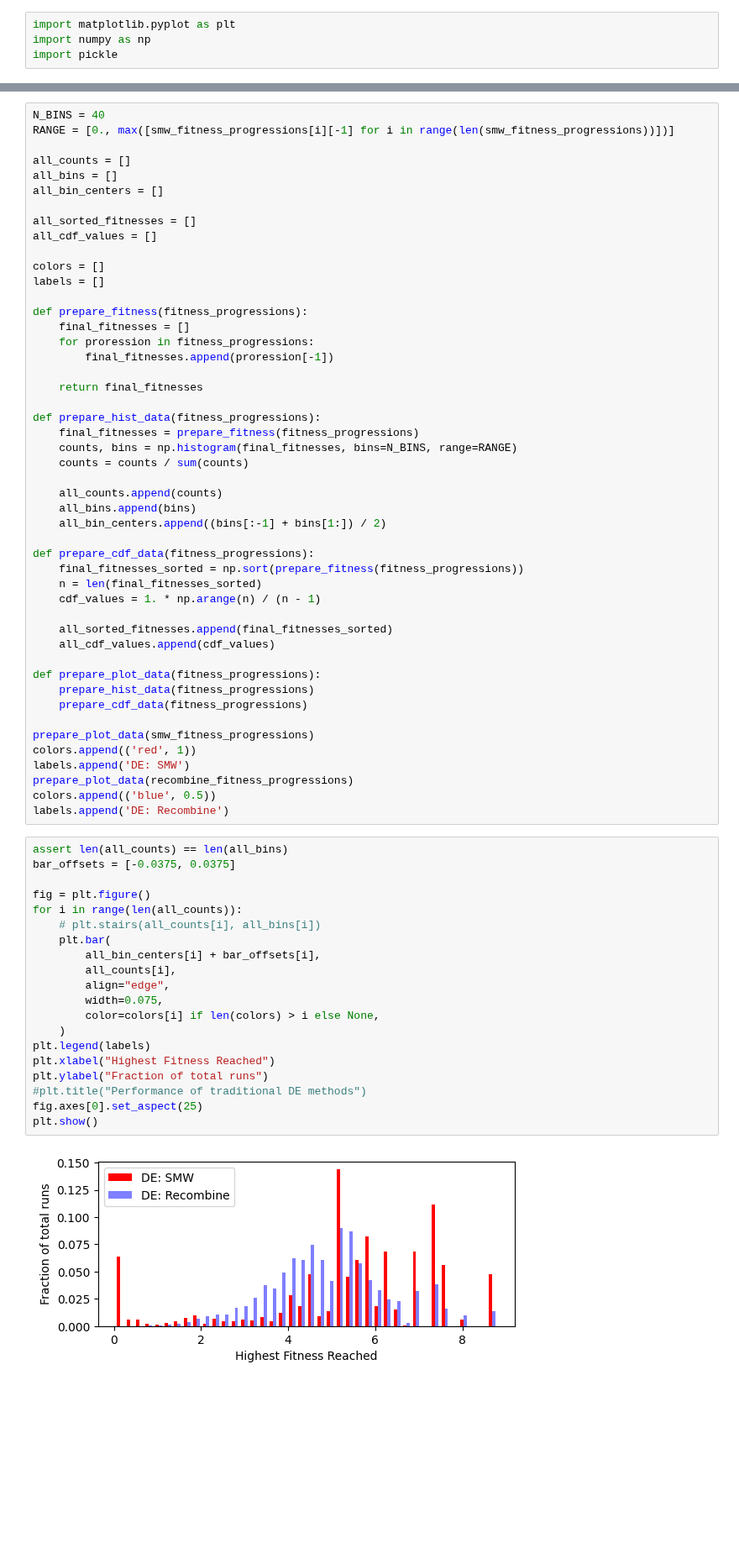
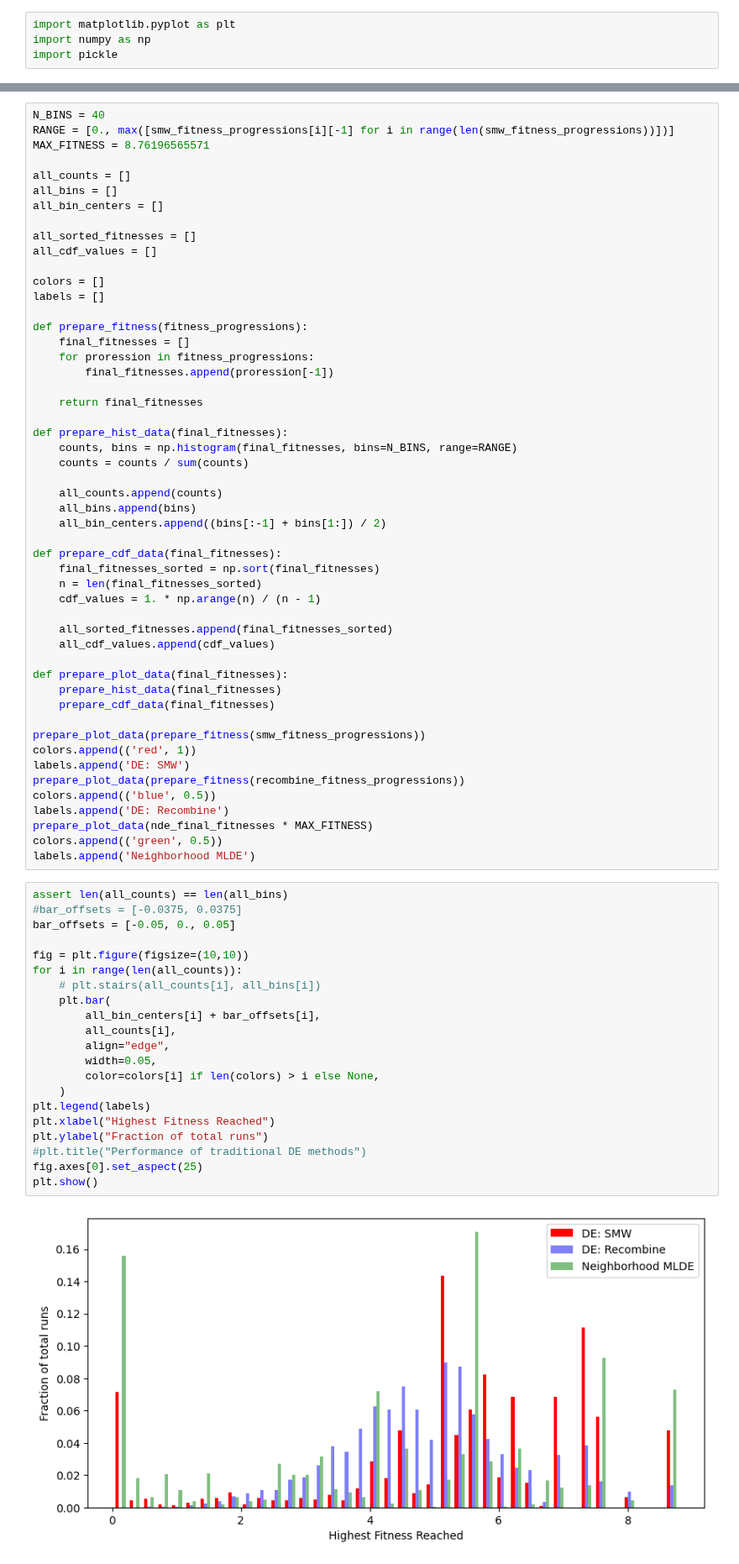
Before and after one commit to soldatmat/PELLM, a Jupyter notebook: code/plot/DE_benchmark.ipynb, the cells around one changed output, grey strips where cells are left out. Shown at 84% size. Drawn from its saved outputs; the diff is of its cells as text; blank space fills up the shorter version.

Commit message:
Evaluate neighborhood search

```diff
--- a/code/plot/DE_benchmark.ipynb
+++ b/code/plot/DE_benchmark.ipynb
@@ -15,6 +18,7 @@ with open(reccombine_file_name, 'rb') as f:
 # %%
 N_BINS = 40
 RANGE = [0., max([smw_fitness_progressions[i][-1] for i in range(len(smw_fitness_progressions))])]
+MAX_FITNESS = 8.76196565571
 
 all_counts = []
 all_bins = []
@@ -33,8 +37,7 @@ def prepare_fitness(fitness_progressions):
 
     return final_fitnesses
 
-def prepare_hist_data(fitness_progressions):
-    final_fitnesses = prepare_fitness(fitness_progressions)
+def prepare_hist_data(final_fitnesses):
     counts, bins = np.histogram(final_fitnesses, bins=N_BINS, range=RANGE)
     counts = counts / sum(counts)
 
@@ -42,46 +45,50 @@ def prepare_hist_data(fitness_progressions):
     all_bins.append(bins)
     all_bin_centers.append((bins[:-1] + bins[1:]) / 2)
 
-def prepare_cdf_data(fitness_progressions):
-    final_fitnesses_sorted = np.sort(prepare_fitness(fitness_progressions))
+def prepare_cdf_data(final_fitnesses):
+    final_fitnesses_sorted = np.sort(final_fitnesses)
     n = len(final_fitnesses_sorted)
     cdf_values = 1. * np.arange(n) / (n - 1)
 
     all_sorted_fitnesses.append(final_fitnesses_sorted)
     all_cdf_values.append(cdf_values)
 
-def prepare_plot_data(fitness_progressions):
-    prepare_hist_data(fitness_progressions)
-    prepare_cdf_data(fitness_progressions)
+def prepare_plot_data(final_fitnesses):
+    prepare_hist_data(final_fitnesses)
+    prepare_cdf_data(final_fitnesses)
 
-prepare_plot_data(smw_fitness_progressions)
+prepare_plot_data(prepare_fitness(smw_fitness_progressions))
 colors.append(('red', 1))
 labels.append('DE: SMW')
-prepare_plot_data(recombine_fitness_progressions)
+prepare_plot_data(prepare_fitness(recombine_fitness_progressions))
 colors.append(('blue', 0.5))
 labels.append('DE: Recombine')
+prepare_plot_data(nde_final_fitnesses * MAX_FITNESS)
+colors.append(('green', 0.5))
+labels.append('Neighborhood MLDE')
 # %%
 assert len(all_counts) == len(all_bins)
-bar_offsets = [-0.0375, 0.0375]
+#bar_offsets = [-0.0375, 0.0375]
+bar_offsets = [-0.05, 0., 0.05]
 
-fig = plt.figure()
+fig = plt.figure(figsize=(10,10))
 for i in range(len(all_counts)):
     # plt.stairs(all_counts[i], all_bins[i])
     plt.bar(
         all_bin_centers[i] + bar_offsets[i],
         all_counts[i],
         align="edge",
-        width=0.075,
+        width=0.05,
         color=colors[i] if len(colors) > i else None,
     )
 plt.legend(labels)
 plt.xlabel("Highest Fitness Reached")
 plt.ylabel("Fraction of total runs")
 #plt.title("Performance of traditional DE methods")
 fig.axes[0].set_aspect(25)
 plt.show()
 # %% [output]
-[figure, old version]
+[figure, new version]
 # %%
 assert len(all_cdf_values) == len(all_sorted_fitnesses)
 
```
Also changed, not shown: parts of 2 cells of this notebook, 8 other files.
